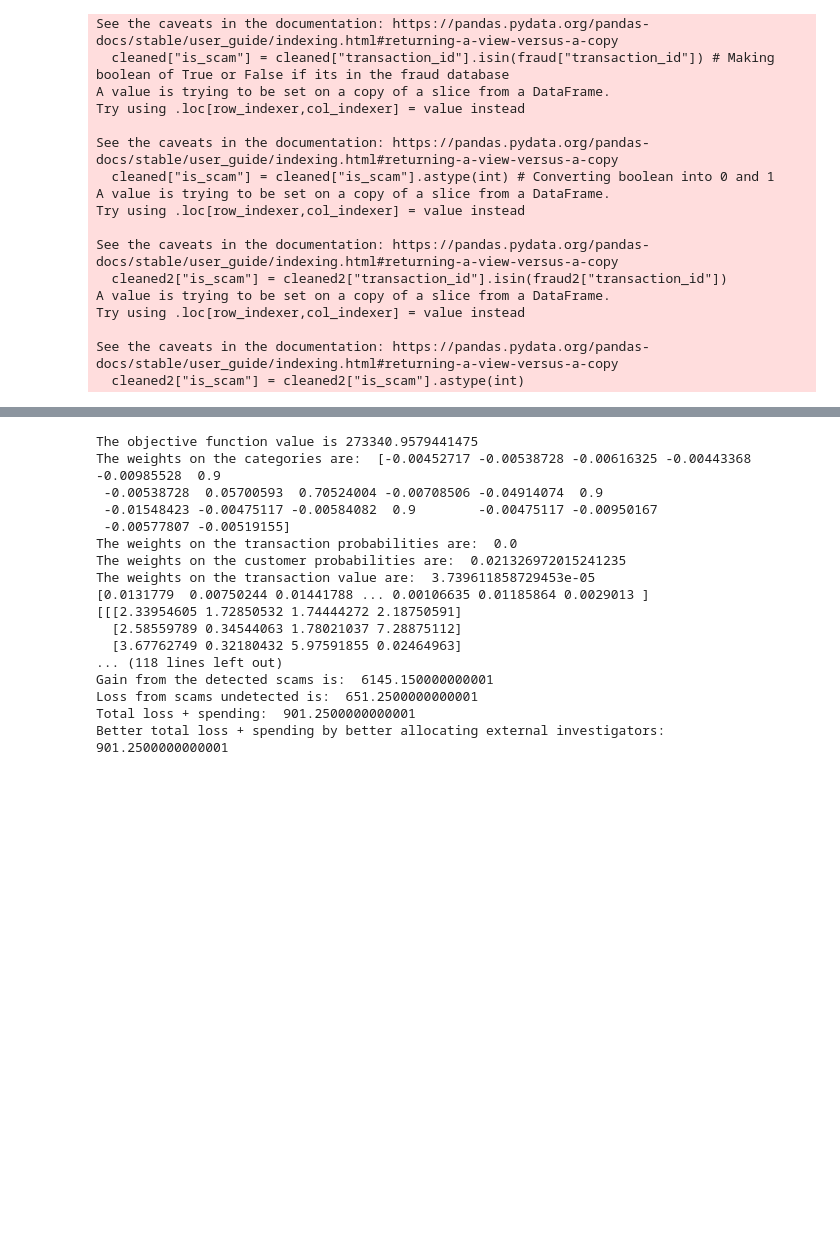
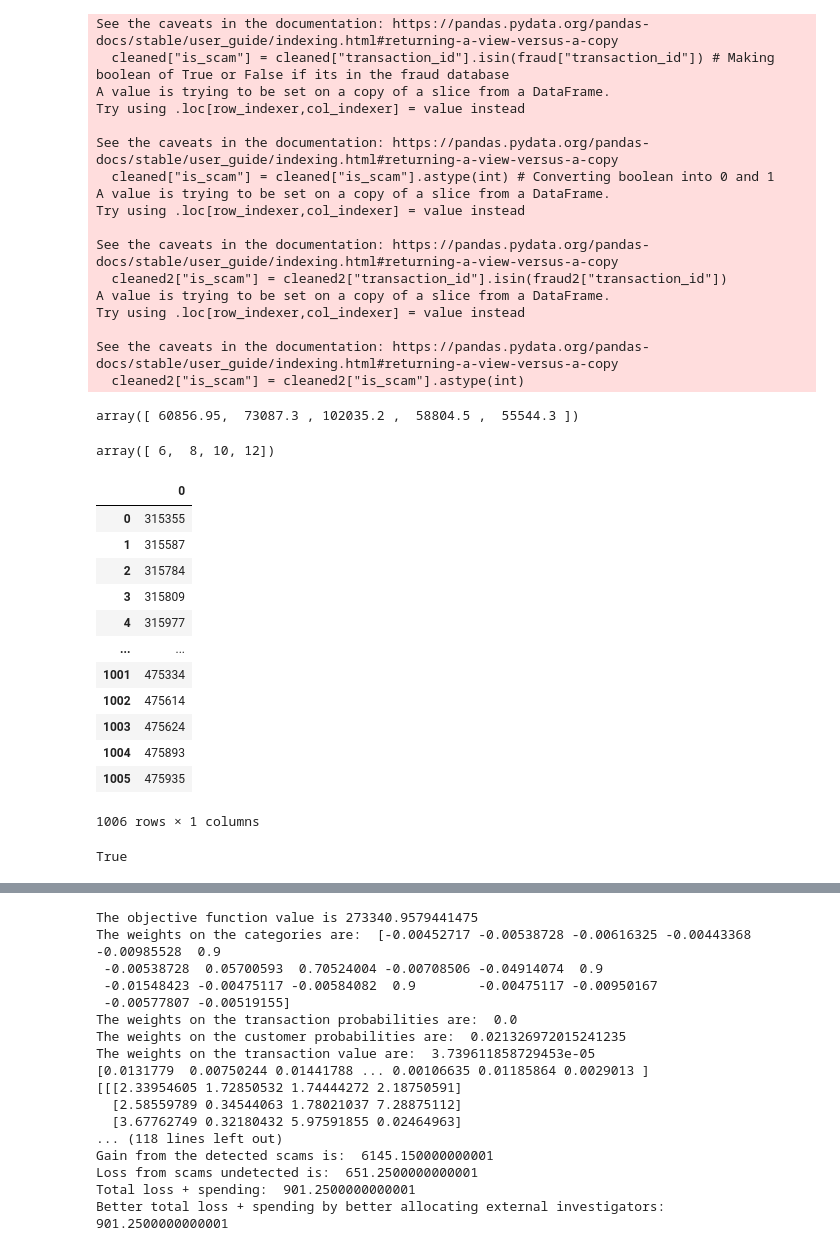
Before and after one commit to nicolastalia/mmcs_final, a Jupyter notebook: test.ipynb, the cells around one changed output, grey strips where cells are left out. Saved outputs shown, nothing was run; the diff lists cells and outputs as text; code cells hidden in the pictures; blank space fills up the shorter version.

```diff
--- a/test.ipynb
+++ b/test.ipynb
@@ -95,3 +95,13 @@ Try using .loc[row_indexer,col_indexer] = value instead
 
 See the caveats in the documentation: https://pandas.pydata.org/pandas-docs/stable/user_guide/indexing.html#returning-a-view-versus-a-copy
   cleaned2["is_scam"] = cleaned2["is_scam"].astype(int)
+# %%
+full2.loc[full2["is_scam"] == 1].groupby(["bank_from"])["Amount"].sum().to_numpy()
+# %% [output]
+array([ 60856.95,  73087.3 , 102035.2 ,  58804.5 ,  55544.3 ])
+# %%
+test10 = np.array([1,2,3,4])
+test11 = np.array([5,6,7,8])
+test10 + test11
+# %% [output]
+array([ 6,  8, 10, 12])
@@ -98,3 +112,23 @@ See the caveats in the documentation: https://pandas.pydata.org/pandas-docs/stab
+# %%
+pd.DataFrame(full2.loc[full2["is_scam"] == 1]["transaction_id"].to_numpy())
+# %% [output]
+|  | 0 |
+| 0 | 315355 |
+| 1 | 315587 |
+| 2 | 315784 |
+| 3 | 315809 |
+| 4 | 315977 |
+| ... | ... |
+| 1001 | 475334 |
+| 1002 | 475614 |
+| 1003 | 475624 |
+| 1004 | 475893 |
+| 1005 | 475935 |
+1006 rows × 1 columns
+# %%
+2 in np.array([full2.loc[full2["day"] == 1 ,"priority"]])
+# %% [output]
+True
 # %%
 # Now we want to find the time taken to investigate any given case, based on their priority and based on whether it is shared.
 temp = np.zeros((np.shape(full)[0], 6))
```
Also changed, not shown: parts of 4 cells of this notebook, 3 other files.
